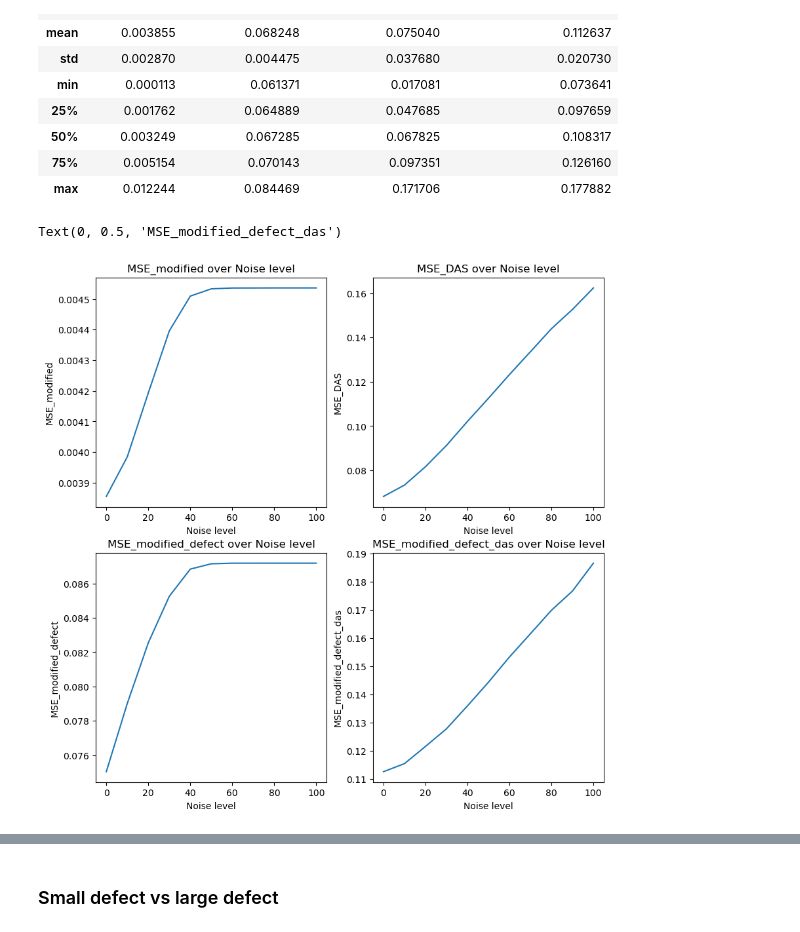
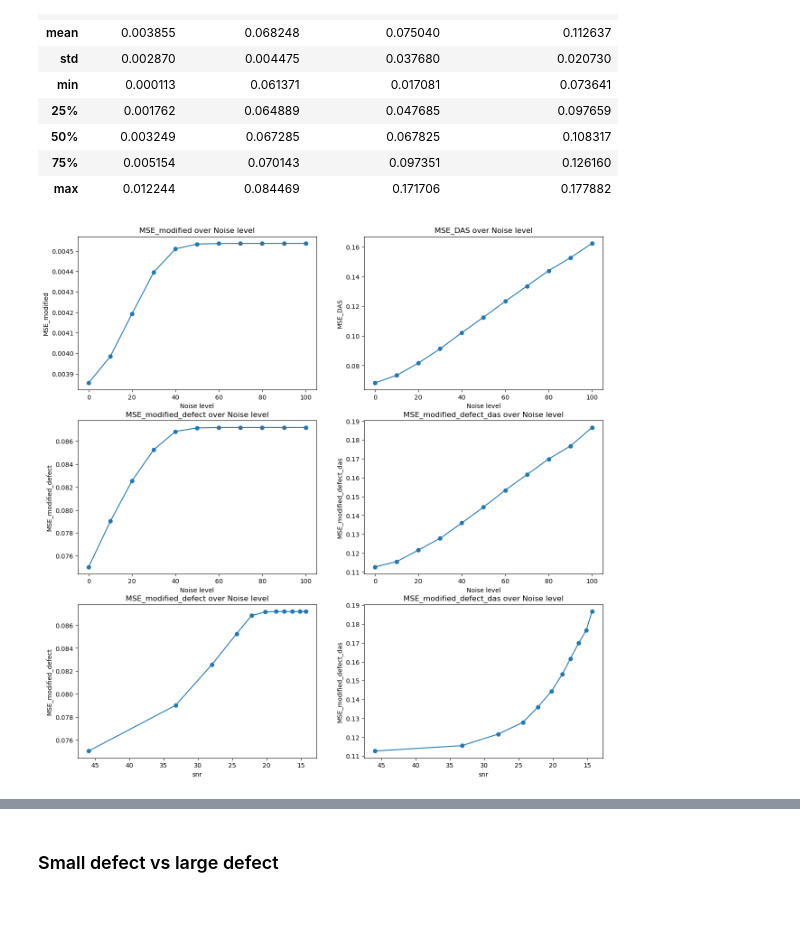
Before and after one commit to MC-Kangan/FYP_Ultrasound_Imaging_ML, a Jupyter notebook: Prediction_results_analysis.ipynb, the cells around one changed output, grey strips where cells are left out. Saved outputs shown, nothing was run; the diff lists cells and outputs as text; code cells hidden in the pictures.

Commit message:
Added visualisation of the noisy FMC

```diff
--- a/Prediction_results_analysis.ipynb
+++ b/Prediction_results_analysis.ipynb
@@ -210,43 +210,57 @@ df.describe().drop(columns=['index','defWidth','defHeight','defPosx','defPosy','
 | 50% | 0.003249 | 0.067285 | 0.067825 | 0.108317 |
 | 75% | 0.005154 | 0.070143 | 0.097351 | 0.126160 |
 | max | 0.012244 | 0.084469 | 0.171706 | 0.177882 |
+# %%
+df_snr = pd.read_csv('SNR_ratio_summary.csv').drop(columns = ['Unnamed: 0'])
+snr = df_snr.mean().to_numpy()
 # %%
 mse_mod_lst, mse_mod_das_lst, mse_mod_defect_lst, mse_mod_defect_das_lst = [], [], [], []
 
 for noise_level in range(0, 110, 10):
     df = pd.read_csv(f'Model_prediction_evaluation_with_noise/noise_level_{noise_level}.csv')
     mse_mod_avg = df.describe().loc['mean'].MSE_modified
     mse_mod_das_avg = df.describe().loc['mean'].MSE_modified_das
     mse_mod_defect_avg = df.describe().loc['mean'].MSE_modified_defect
     mse_mod_defect_das_avg = df.describe().loc['mean'].MSE_modified_defect_DAS
 
     mse_mod_lst.append(mse_mod_avg)
     mse_mod_das_lst.append(mse_mod_das_avg)
     mse_mod_defect_lst.append(mse_mod_defect_avg)
     mse_mod_defect_das_lst.append(mse_mod_defect_das_avg)
 
 noise_lst = np.arange(0, 110, 10)
 
-fig, ax = plt.subplots(2, 2, figsize = [10, 10])
-ax[0, 0].plot(noise_lst, mse_mod_lst)
+fig, ax = plt.subplots(3, 2, figsize = [15, 15])
+ax[0, 0].plot(noise_lst, mse_mod_lst, 'o-')
 ax[0, 0].set_title('MSE_modified over Noise level')
 ax[0, 0].set_xlabel('Noise level')
 ax[0, 0].set_ylabel('MSE_modified')
 
-ax[0, 1].plot(noise_lst, mse_mod_das_lst)
+ax[0, 1].plot(noise_lst, mse_mod_das_lst, 'o-')
 ax[0, 1].set_title('MSE_DAS over Noise level')
 ax[0, 1].set_xlabel('Noise level')
 ax[0, 1].set_ylabel('MSE_DAS')
 
-ax[1, 0].plot(noise_lst, mse_mod_defect_lst)
+ax[1, 0].plot(noise_lst, mse_mod_defect_lst, 'o-')
 ax[1, 0].set_title('MSE_modified_defect over Noise level')
 ax[1, 0].set_xlabel('Noise level')
 ax[1, 0].set_ylabel('MSE_modified_defect')
 
-ax[1, 1].plot(noise_lst, mse_mod_defect_das_lst)
+ax[1, 1].plot(noise_lst, mse_mod_defect_das_lst, 'o-')
 ax[1, 1].set_title('MSE_modified_defect_das over Noise level')
 ax[1, 1].set_xlabel('Noise level')
 ax[1, 1].set_ylabel('MSE_modified_defect_das')
+
+ax[2, 0].plot(snr, mse_mod_defect_lst, 'o-')
+ax[2, 0].set_title('MSE_modified_defect over Noise level')
+ax[2, 0].set_xlabel('snr')
+ax[2, 0].set_ylabel('MSE_modified_defect')
+ax[2, 0].invert_xaxis()
+
+ax[2, 1].plot(snr, mse_mod_defect_das_lst, 'o-')
+ax[2, 1].set_title('MSE_modified_defect_das over Noise level')
+ax[2, 1].set_xlabel('snr')
+ax[2, 1].set_ylabel('MSE_modified_defect_das')
+ax[2, 1].invert_xaxis()
 # %% [output]
-Text(0, 0.5, 'MSE_modified_defect_das')
-[figure, old version]
+[figure, new version]
```
Also changed, not shown: parts of 5 cells of this notebook.
